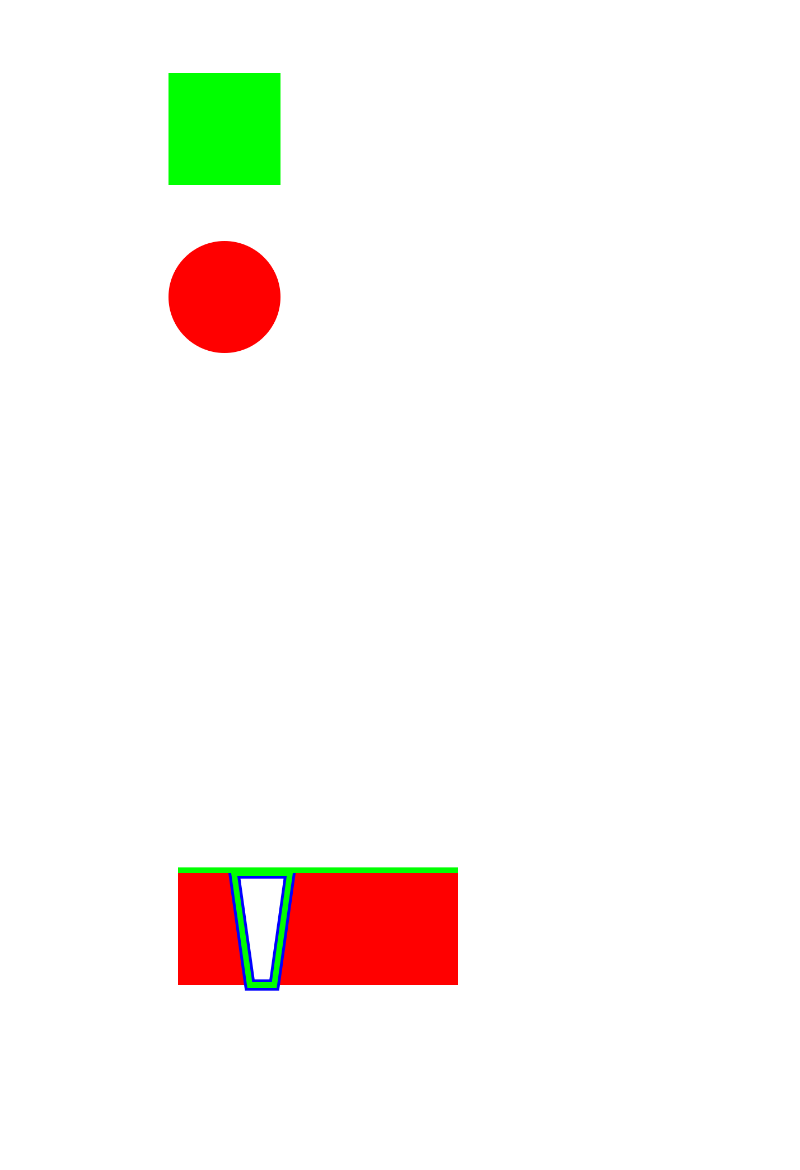
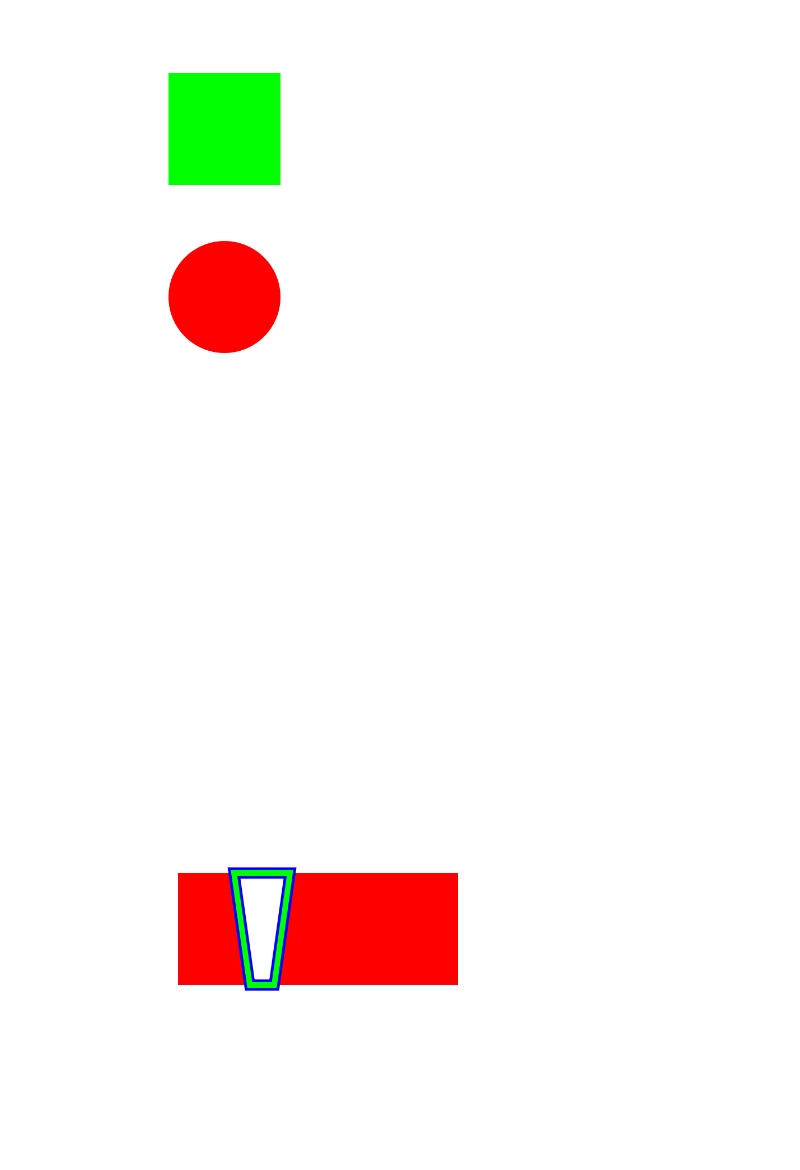
Before and after one commit to jon21o/Drawing, a Jupyter notebook: test_shapes1.ipynb, the cells around one changed output. Cells and saved outputs as stored; diff of their text form; code cells hidden in the pictures.

```diff
--- a/test_shapes1.ipynb
+++ b/test_shapes1.ipynb
@@ -250,23 +250,24 @@ def draw(context, width, height):
 # %%
 @disp
 def draw(context, width, height):
     rect = Shapes.My_Rectangle(
         ref_pt="mid_bot", ref_pt_x=500, ref_pt_y=300, width=500, height=200
     )
     trap = Shapes.My_Trapezoid(
         ref_pt="top_left", ref_pt_x=rect.bbox_top_left_x+100, ref_pt_y=rect.bbox_mid_top_y, top_width=100, angle=-8, height=200
     )
     line_width = 20
     rect.draw_fill(context, *colors.red)
     trap.draw_fill(context, *colors.white)
     context.set_line_width(line_width)
     trap.draw_stroke(context, *colors.blue)
     line_width = 10
     context.set_line_width(line_width)
     trap.draw_stroke(context, *colors.green)
     line_width = 10
-    outline1 = Shapes.My_Line_Coord([[rect.bbox_top_left_x, rect.bbox_top_left_y+line_width/2], [rect.bbox_top_right_x, rect.bbox_top_left_y+line_width/2]])
-    context.set_line_width(line_width)
-    outline1.draw_stroke(context, *colors.green)
+    rect.clip(context, *colors.red)
+    # outline1 = Shapes.My_Line_Coord([[rect.bbox_top_left_x, rect.bbox_top_left_y+line_width/2], [rect.bbox_top_right_x, rect.bbox_top_left_y+line_width/2]])
+    # context.set_line_width(line_width)
+    # outline1.draw_stroke(context, *colors.green)
 # %% [output]
-[figure, old version]
+[figure, new version]
```
Also changed, not shown: 1 other file.
